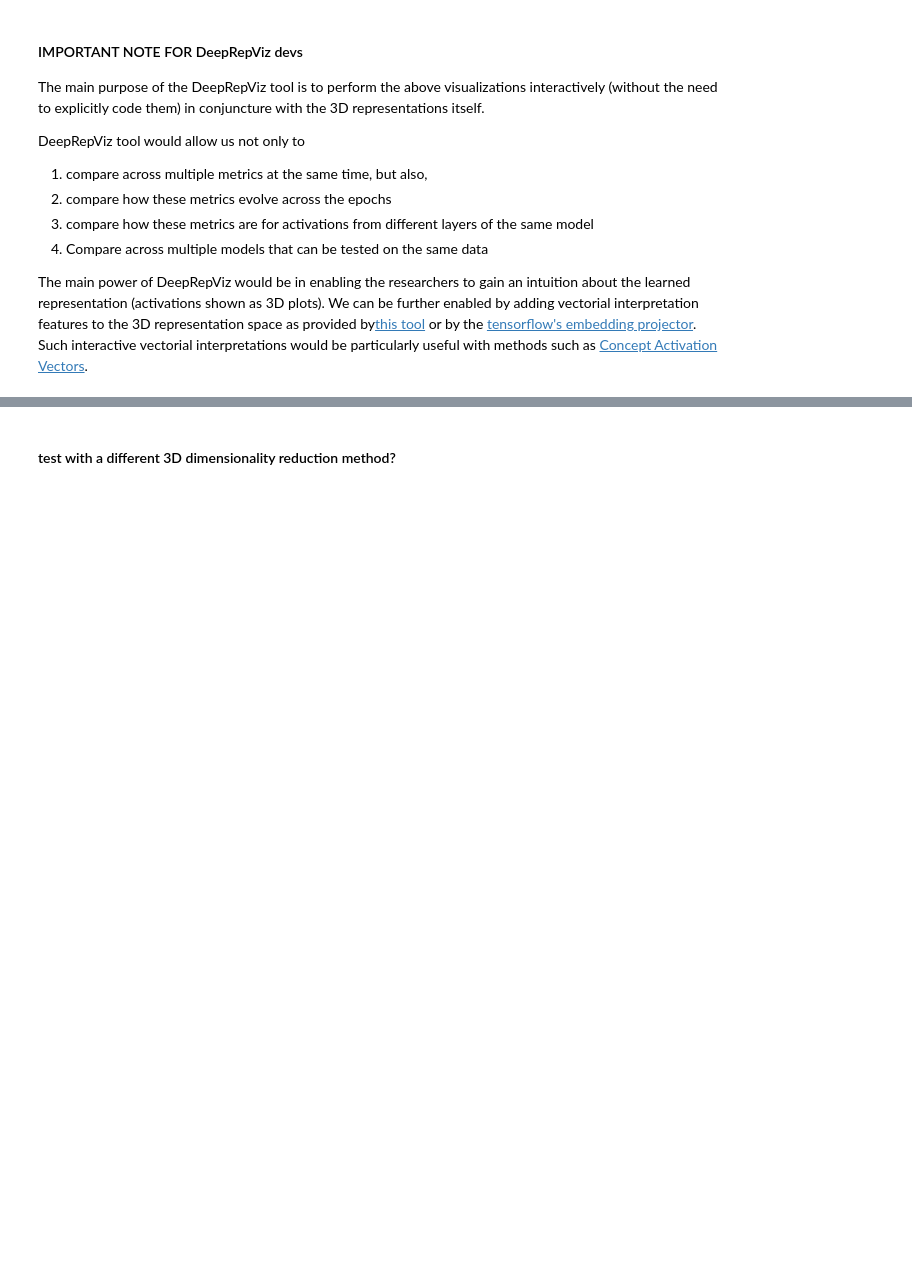
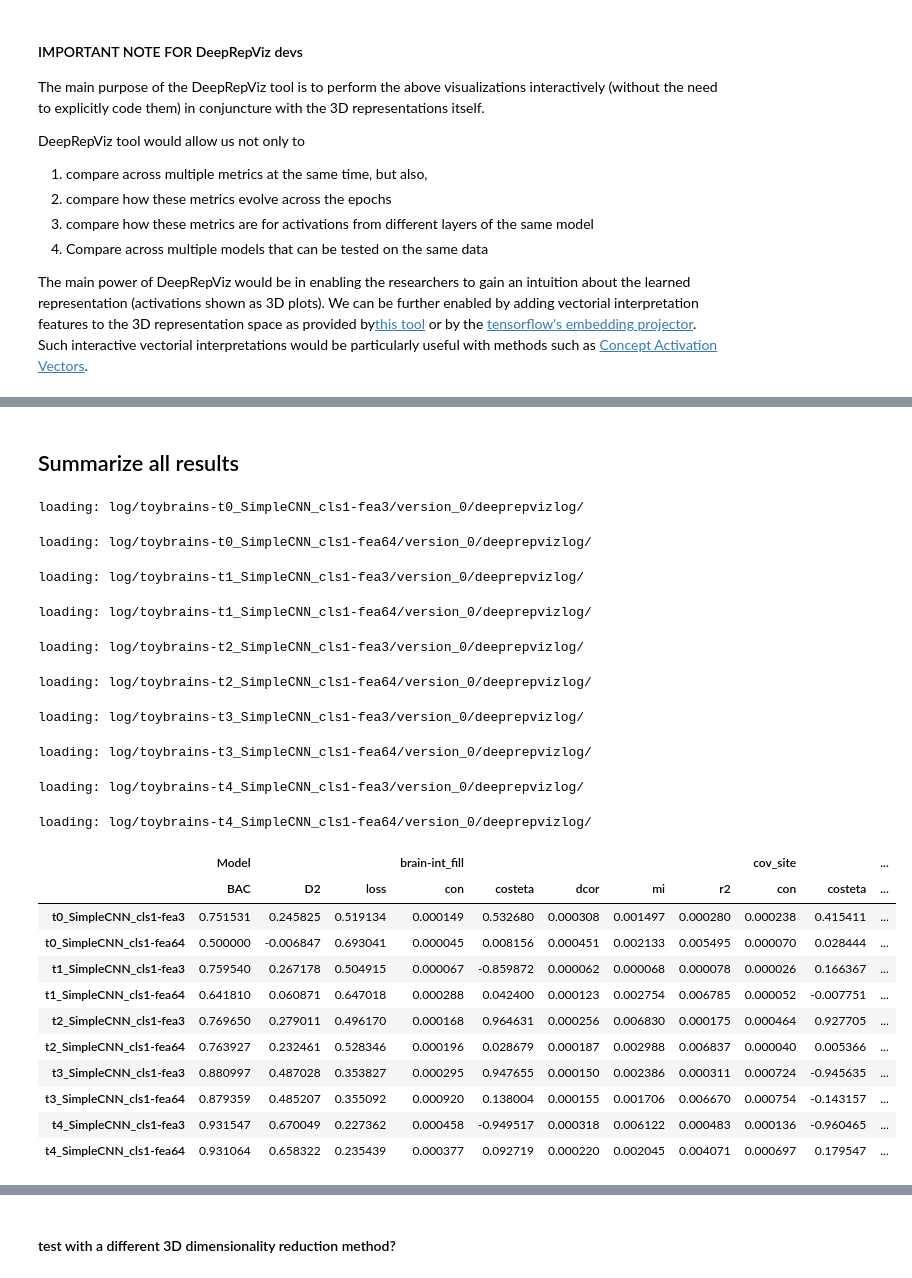
Before and after one commit to RoshanRane/toybrains, a Jupyter notebook: experiments/lbl1cov1_3-backend.ipynb, the cells around one changed output, grey strips where cells are left out. Drawn from its saved outputs; the diff is of its cells as text; code cells hidden in the pictures; blank space fills up the shorter version.

```diff
--- a/experiments/lbl1cov1_3-backend.ipynb
+++ b/experiments/lbl1cov1_3-backend.ipynb
@@ -166,20 +161,53 @@ The main power of DeepRepViz would be in enabling the researchers to gain an int
+# %% [markdown]
+## Summarize all results
 # %%
-# results = {}
-# for log_key in logdirs:
-#     log = drv_backend.deeprepvizlogs[log_key]
-#     ckpt_idx = log['best_ckpt_idx']
-#     ckptname, log_ckpt = log['checkpoints'][ckpt_idx]
-#     log = {'IDs': log['IDs'], 'labels': log['labels']}
-#     log.update(log_ckpt)
-#     method_name = log_key.replace('log/toybrains-','').replace('/version_0/deeprepvizlog/','').replace('_',' ').upper()
-#     print('='*100,'\n', method_name, "at ckpt =", ckptname)
-#     # print(log.keys())
-#     print("Model accuracy =", log['metrics'])
-#     result = {("Model",k):v for k,v in log['metrics'].items()}
-#     for metric_name, metric_scores in log['act_metrics'].items():
-#         print('-'*100,"\nMetric =", metric_name, '\n', '-'*100,)
-#         for key in ['lbl_lesion','cov_site', 'brain-int_fill','shape-midr_curv', 'shape-midr_vol-rad' ]:
-#             result.update({(key,metric_name): metric_scores[key]})
-#             print("{} = {:.4f}".format(key, metric_scores[key]))
+all_results = {}
+logdirs = sorted([log for log in glob(f"log/toybrains-t*/*/deeprepvizlog/") if 'debug' not in log])
 
-#     results.update({method_name: result})
+for logdir in logdirs:
+    print("loading:", logdir)
+    drv_backend = DeepRepVizBackend()
+    drv_backend.load_log(logdir)
+    log = drv_backend.deeprepvizlogs[logdir]
+    ckpt_idx = log['best_ckpt_idx']
+    ckptname, log_ckpt = log['checkpoints'][ckpt_idx]
+    logdirname = logdir.split('/')[-4].replace('toybrains-','')
+    # print('='*100,'\n', method_name, "at ckpt =", ckptname)
+    # print(log.keys())
+    # print("Model accuracy =", log_ckpt['metrics'])
+    result = {("Model",k): v for k,v in log_ckpt['metrics'].items()}
+    for metric_name, metric_scores in log_ckpt['act_metrics'].items():
+        # print('-'*100,"\nMetric =", metric_name, '\n', '-'*100,)
+        for key in ['lbl_lesion', 'cov_site', 'brain-int_fill', 'shape-midr_curv', 'shape-midr_vol-rad']:
+            result.update({(key, metric_name): metric_scores[key]})
+            # print("{} = {:.4f}".format(key, metric_scores[key]))
+
+    all_results.update({logdirname: result})
+
+df_results = pd.DataFrame.from_dict(all_results, orient='index')
+# sort the dataframe by the two levels of column headers
+df_results = df_results.sort_index(axis=1, level=[0,1])
+df_results.style.bar()
+# %% [output]
+loading: log/toybrains-t0_SimpleCNN_cls1-fea3/version_0/deeprepvizlog/
+loading: log/toybrains-t0_SimpleCNN_cls1-fea64/version_0/deeprepvizlog/
+loading: log/toybrains-t1_SimpleCNN_cls1-fea3/version_0/deeprepvizlog/
+loading: log/toybrains-t1_SimpleCNN_cls1-fea64/version_0/deeprepvizlog/
+loading: log/toybrains-t2_SimpleCNN_cls1-fea3/version_0/deeprepvizlog/
+loading: log/toybrains-t2_SimpleCNN_cls1-fea64/version_0/deeprepvizlog/
+loading: log/toybrains-t3_SimpleCNN_cls1-fea3/version_0/deeprepvizlog/
+loading: log/toybrains-t3_SimpleCNN_cls1-fea64/version_0/deeprepvizlog/
+loading: log/toybrains-t4_SimpleCNN_cls1-fea3/version_0/deeprepvizlog/
+loading: log/toybrains-t4_SimpleCNN_cls1-fea64/version_0/deeprepvizlog/
+|  | Model |  |  | brain-int_fill |  |  |  |  | cov_site |  | ... |
+|  | BAC | D2 | loss | con | costeta | dcor | mi | r2 | con | costeta | ... |
+| t0_SimpleCNN_cls1-fea3 | 0.751531 | 0.245825 | 0.519134 | 0.000149 | 0.532680 | 0.000308 | 0.001497 | 0.000280 | 0.000238 | 0.415411 | ... |
+| t0_SimpleCNN_cls1-fea64 | 0.500000 | -0.006847 | 0.693041 | 0.000045 | 0.008156 | 0.000451 | 0.002133 | 0.005495 | 0.000070 | 0.028444 | ... |
+| t1_SimpleCNN_cls1-fea3 | 0.759540 | 0.267178 | 0.504915 | 0.000067 | -0.859872 | 0.000062 | 0.000068 | 0.000078 | 0.000026 | 0.166367 | ... |
+| t1_SimpleCNN_cls1-fea64 | 0.641810 | 0.060871 | 0.647018 | 0.000288 | 0.042400 | 0.000123 | 0.002754 | 0.006785 | 0.000052 | -0.007751 | ... |
+| t2_SimpleCNN_cls1-fea3 | 0.769650 | 0.279011 | 0.496170 | 0.000168 | 0.964631 | 0.000256 | 0.006830 | 0.000175 | 0.000464 | 0.927705 | ... |
+| t2_SimpleCNN_cls1-fea64 | 0.763927 | 0.232461 | 0.528346 | 0.000196 | 0.028679 | 0.000187 | 0.002988 | 0.006837 | 0.000040 | 0.005366 | ... |
+| t3_SimpleCNN_cls1-fea3 | 0.880997 | 0.487028 | 0.353827 | 0.000295 | 0.947655 | 0.000150 | 0.002386 | 0.000311 | 0.000724 | -0.945635 | ... |
+| t3_SimpleCNN_cls1-fea64 | 0.879359 | 0.485207 | 0.355092 | 0.000920 | 0.138004 | 0.000155 | 0.001706 | 0.006670 | 0.000754 | -0.143157 | ... |
+| t4_SimpleCNN_cls1-fea3 | 0.931547 | 0.670049 | 0.227362 | 0.000458 | -0.949517 | 0.000318 | 0.006122 | 0.000483 | 0.000136 | -0.960465 | ... |
+| t4_SimpleCNN_cls1-fea64 | 0.931064 | 0.658322 | 0.235439 | 0.000377 | 0.092719 | 0.000220 | 0.002045 | 0.004071 | 0.000697 | 0.179547 | ... |
```
Also changed, not shown: parts of 10 cells of this notebook, 3 other files.
